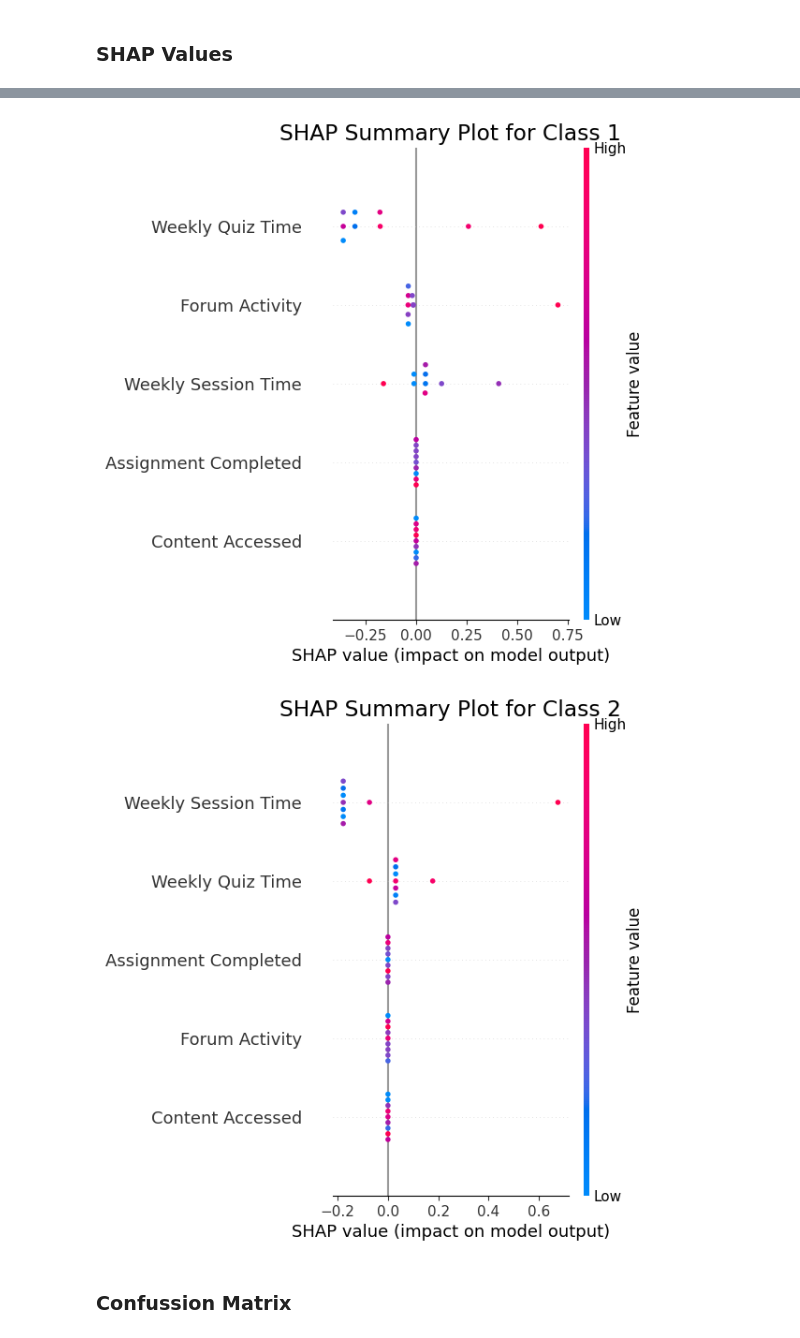
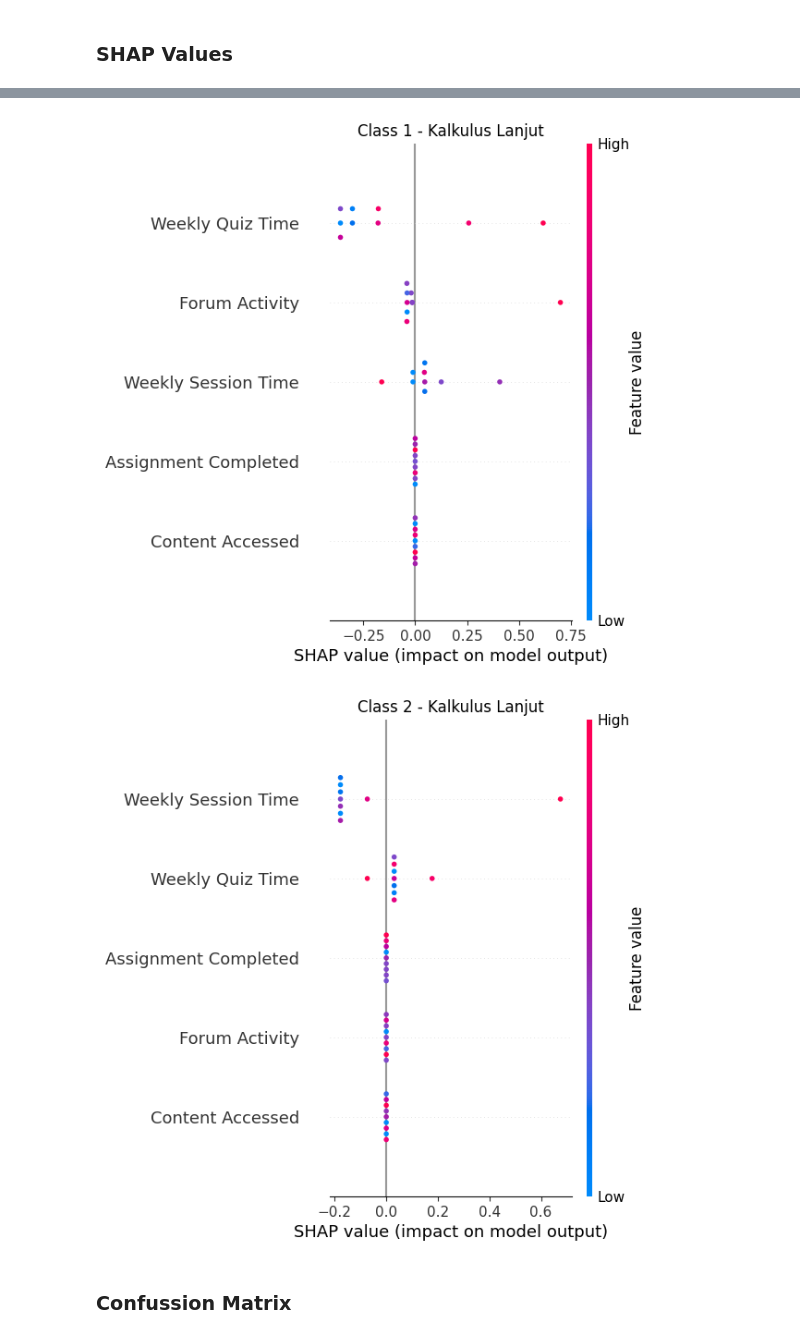
Before and after one commit to fahriorafly/MotivationLevel, a Jupyter notebook: MotivationLevel-KALKULUSLANJUT-F.ipynb, the cells around one changed output, grey strips where cells are left out. Cells and saved outputs as stored; diff of their text form; code cells hidden in the pictures.

Commit message:
Update SHAP

```diff
--- a/MotivationLevel-KALKULUSLANJUT-F.ipynb
+++ b/MotivationLevel-KALKULUSLANJUT-F.ipynb
@@ -1527,19 +1527,16 @@ shap_values_selected_0 = shap_values[:, selected_idx, 0]
 shap_values_selected_1 = shap_values[:, selected_idx, 1]
 shap_values_selected_2 = shap_values[:, selected_idx, 2]
 
-# Increase the font size for plot labels
-plt.rcParams.update({'axes.labelsize': 14, 'xtick.labelsize': 14, 'ytick.labelsize': 14, 'legend.fontsize': 14, 'font.size': 14})
-
 # Plot - tambah plot_size
 shap.summary_plot(shap_values_selected_0, X_test_selected, show=False, plot_size=(6,6))
-plt.title("SHAP Summary Plot for Class 0")
+plt.title("Class 0 - Kalkulus Lanjut")
 plt.show()
 
 shap.summary_plot(shap_values_selected_1, X_test_selected, show=False, plot_size=(6,6))
-plt.title("SHAP Summary Plot for Class 1")
+plt.title("Class 1 - Kalkulus Lanjut")
 plt.show()
 
 shap.summary_plot(shap_values_selected_2, X_test_selected, show=False, plot_size=(6,6))
-plt.title("SHAP Summary Plot for Class 2")
+plt.title("Class 2 - Kalkulus Lanjut")
 plt.show()
 # %% [output]
@@ -1547,5 +1544,5 @@ plt.show()
-[figure, old version]
+[figure, new version]
-[figure, old version]
+[figure, new version]
 # %% [markdown]
 ### Confussion Matrix
 # %%
```
Also changed, not shown: parts of 9 cells of this notebook, 1 other file.
